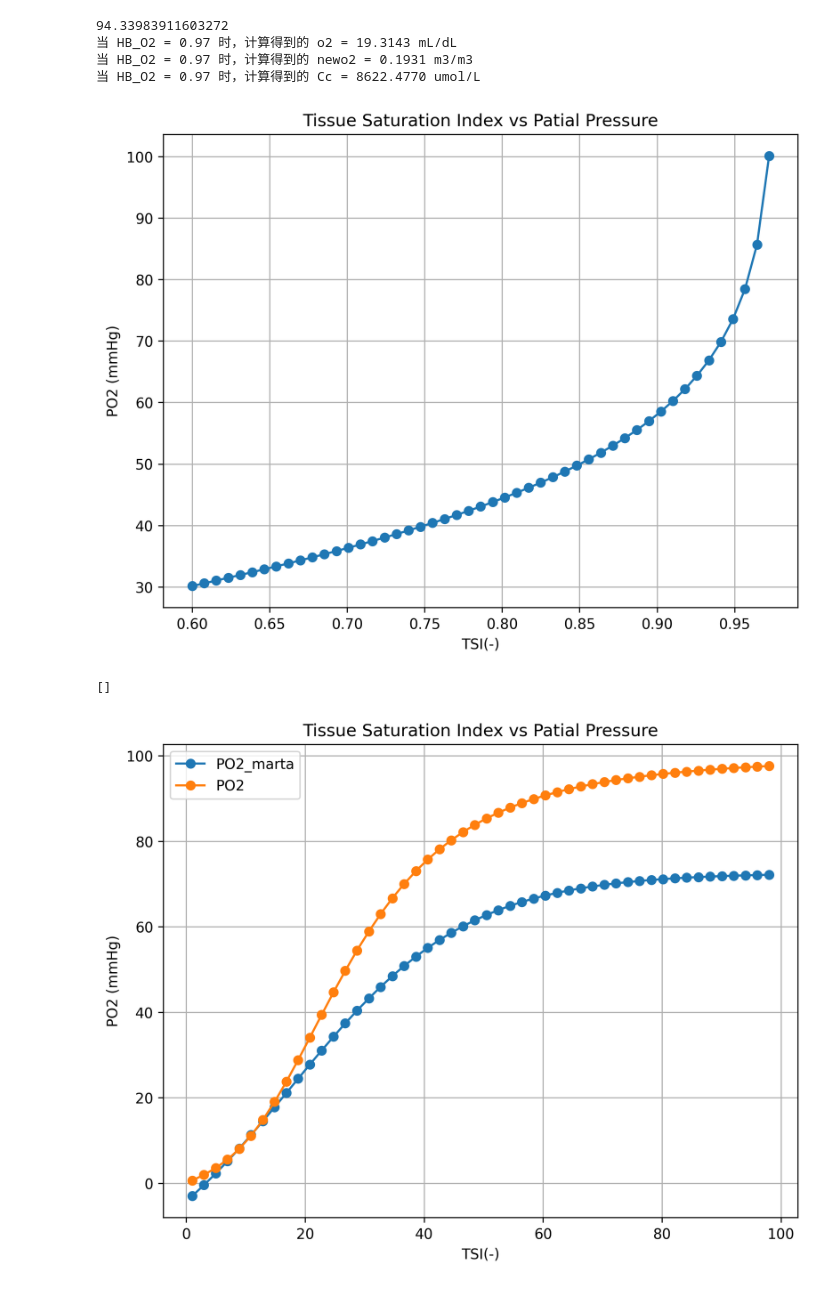
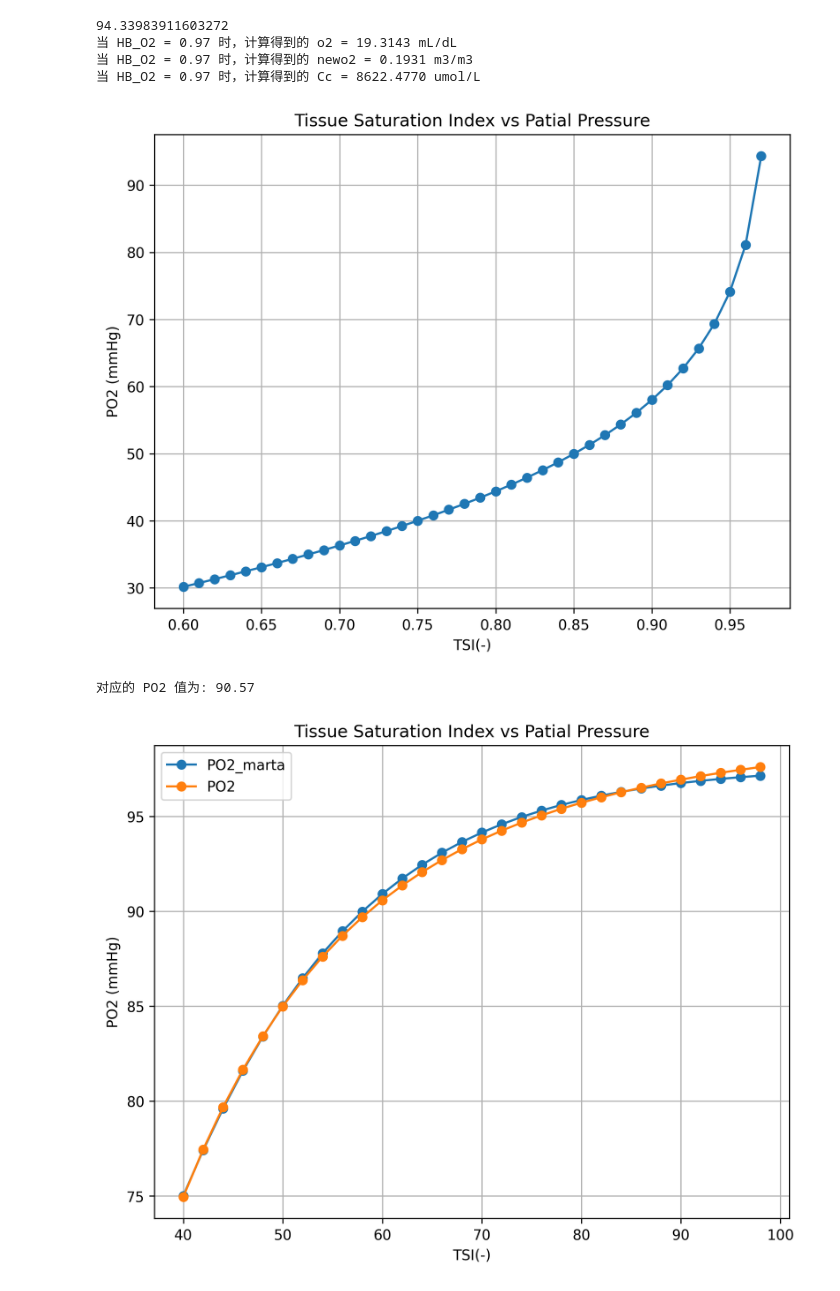
Before and after one commit to archiezq/BloodPressure, a Jupyter notebook: test.ipynb, the cells around one changed output. Drawn from its saved outputs; the diff is of its cells as text; code cells hidden in the pictures.

```diff
--- a/test.ipynb
+++ b/test.ipynb
@@ -263,7 +263,7 @@ print(f"当 HB_O2 = 0.97 时，计算得到的 Cc = {Cc:.4f} umol/L")
 # %%
 import matplotlib.pyplot as plt
 
-TSI_list = np.linspace(0.6, 0.98, 50)
+TSI_list = np.linspace(0.6, 1, 41)
 result = []
 for i in TSI_list:
     pressure = patial_pressure(i)
@@ -277,22 +277,26 @@ plt.title("Tissue Saturation Index vs Patial Pressure")
 plt.grid()
 plt.show()
 # %% [output]
-[figure, old version]
+[figure, new version]
-# %%
-import sympy as sp
-
-# 定义变量
-PO2 = sp.symbols('PO2')
-SaO2 = sp.symbols('SaO2')
-SaO2 = 0.97  # 已知 SaO2
-# 给定方程
-equation = ((1 / (PO2**3 + 150 * PO2) * 23400 + 1)**-1 * 100) - SaO2
-
-# 求解 PO2
-PO2_solution = sp.solve(equation, PO2)
-print(PO2_solution)
-# %% [output]
-[]
+# %%
+import numpy as np
+from scipy.optimize import fsolve
+
+def po2_equation(PO2, SaO2):
+    return ((1 / (PO2**3 + 150 * PO2) * 23400 + 1)**-1 * 100) - SaO2
+
+def calculate_PO2(SaO2):
+    # 使用 fsolve 进行数值求解，初始猜测设为 100
+    PO2_initial_guess = 100
+    PO2_solution = fsolve(po2_equation, PO2_initial_guess, args=(SaO2,))
+    return PO2_solution[0]
+
+# 测试
+SaO2_value = 97  # 假设 SaO2 为 90%
+PO2_result = calculate_PO2(SaO2_value)
+print(f"对应的 PO2 值为: {PO2_result:.2f}")
+# %% [output]
+对应的 PO2 值为: 90.57
 # %%
 import numpy as np
 
@@ -306,7 +310,7 @@ alpha_p = 0.0031  # 氧气在血浆中的溶解系数
 
 def saturation1(PO2):
     """从PO2计算SaO2"""
-    return 1 / (1 + np.exp(-k*(PO2 - m))) + b
+    return (L / (1 + np.exp(-k*(PO2 - m)))) + b
 
 
 def saturation2(PO2):
@@ -315,23 +319,23 @@ def saturation2(PO2):
 # %%
 import matplotlib.pyplot as plt
 
-PO_list = np.linspace(1, 98, 50)
+PO_list = np.linspace(40, 98, 30)
 result1 = []
 result2 = []
 for i in PO_list:
     pressure1 = saturation1(i)*100
     pressure = saturation2(i)
     result1.append(pressure1)
     result2.append(pressure)
 
 plt.figure(figsize=(8, 6),dpi=300)
 plt.plot(PO_list, result1, '-o',label='PO2_marta')
 plt.plot(PO_list, result2, '-o',label='PO2')
 plt.xlabel("TSI(-)")
 plt.ylabel("PO2 (mmHg)")
 plt.title("Tissue Saturation Index vs Patial Pressure")
 plt.legend()
 plt.grid()
 plt.show()
 # %% [output]
-[figure, old version]
+[figure, new version]
```
Also changed, not shown: 9 other files.
